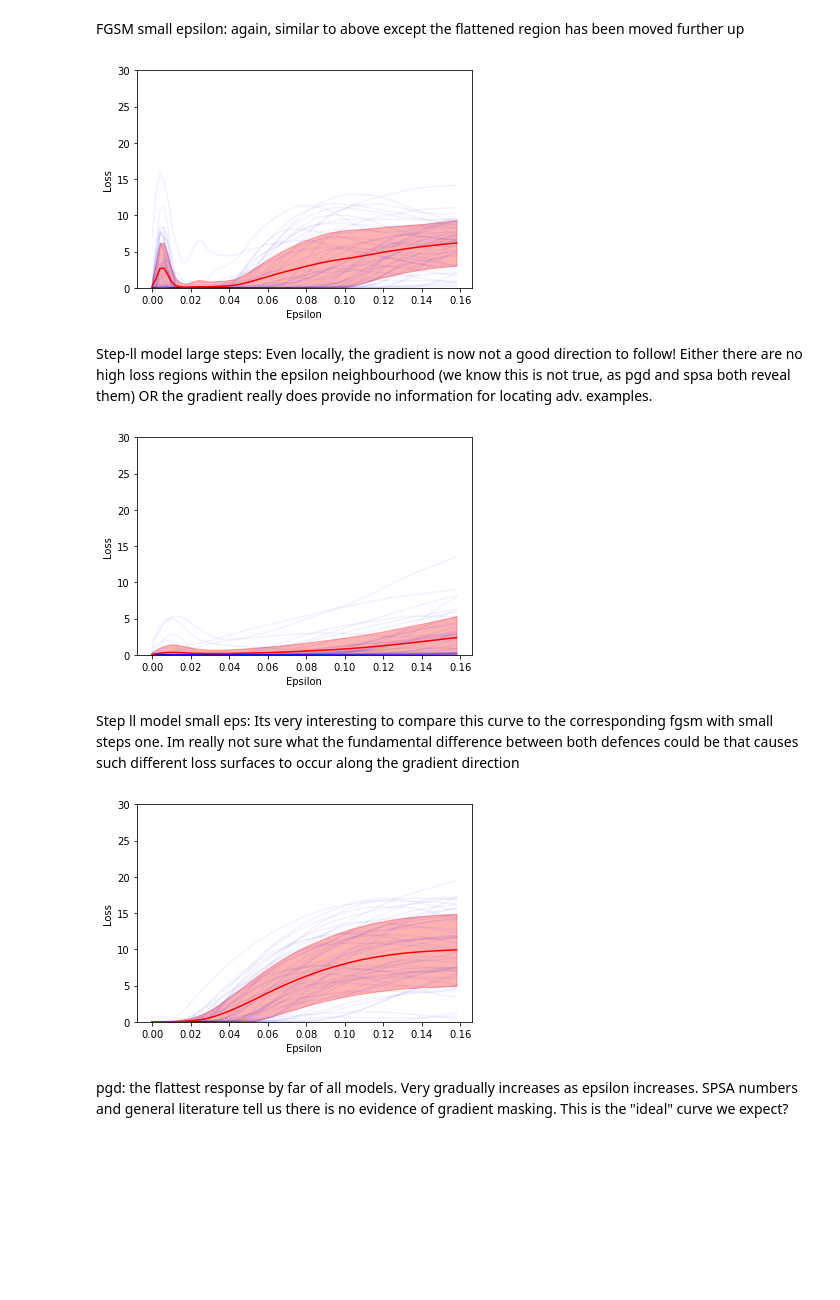
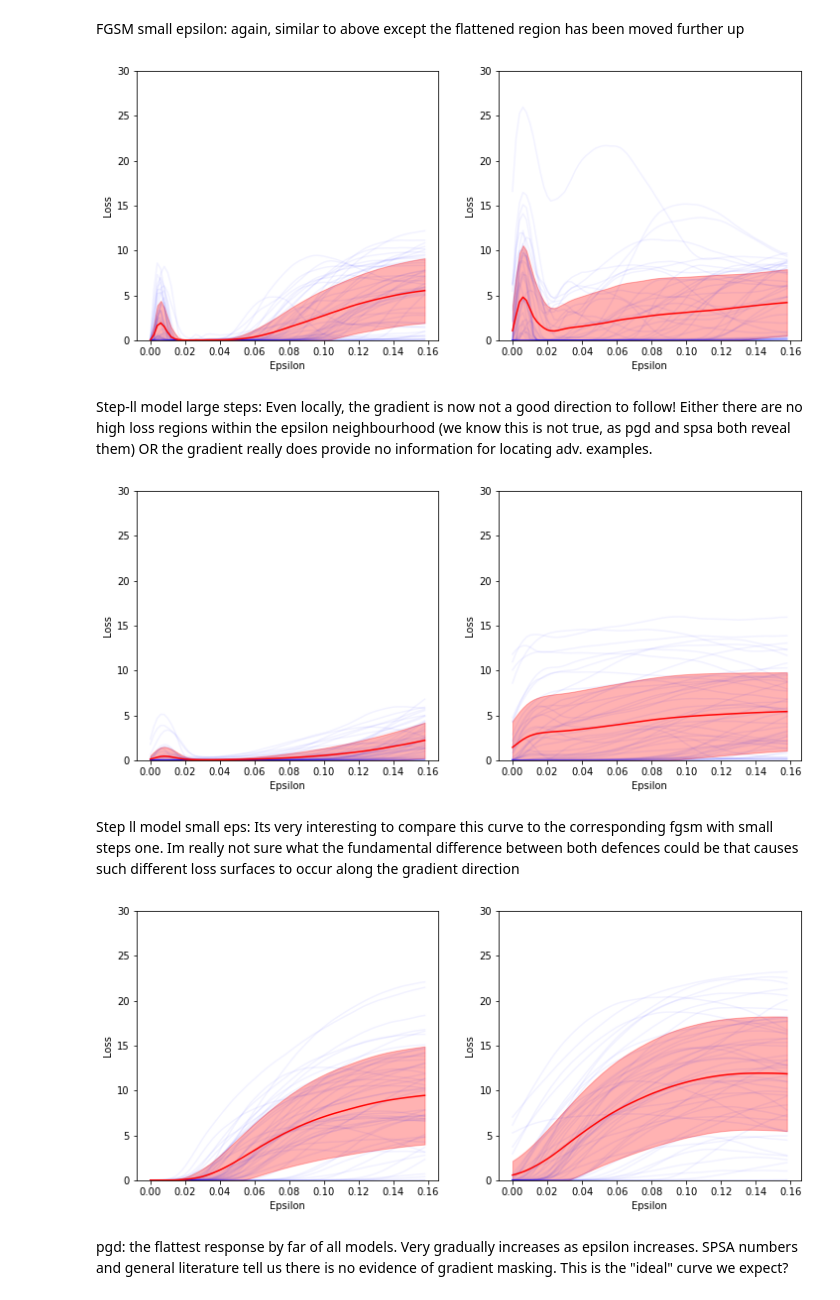
Before and after one commit to CarlosGomes98/false_sense_of_security, a Jupyter notebook: notebooks/Plot_Along_Grad.ipynb, the cells around one changed output. Drawn from its saved outputs; the diff is of its cells as text; code cells hidden in the pictures; blank space fills up the shorter version.

```diff
--- a/notebooks/Plot_Along_Grad.ipynb
+++ b/notebooks/Plot_Along_Grad.ipynb
@@ -96,21 +103,21 @@ plot_along_grad_n(fgsm_model, train_dataset, 16, 50, device=device)
 # %% [markdown]
 FGSM small epsilon: again, similar to above except the flattened region has been moved further up
 # %%
-plot_along_grad_n(fgsm_model_small, train_dataset, 16, 50, device=device)
+plot_along_grad_n(fgsm_model_small, [train_dataset, test_dataset], 16, 50, device=device)
 # %% [output]
-[figure, old version]
+[figure, new version]
 # %% [markdown]
 Step-ll model large steps: Even locally, the gradient is now not a good direction to follow! Either there are no high loss regions within the epsilon neighbourhood (we know this is not true, as pgd and spsa both reveal them) OR the gradient really does provide no information for locating adv. examples.
 # %%
-plot_along_grad_n(step_ll_model, train_dataset, 16, 50, device=device)
+plot_along_grad_n(step_ll_model, [train_dataset, test_dataset], 16, 50, device=device)
 # %% [output]
-[figure, old version]
+[figure, new version]
 # %% [markdown]
 Step ll model small eps: Its very interesting to compare this curve to the corresponding fgsm with small steps one. Im really not sure what the fundamental difference between both defences could be that causes such different loss surfaces to occur along the gradient direction
 # %%
-plot_along_grad_n(step_ll_model_small, train_dataset, 16, 50, device=device)
+plot_along_grad_n(step_ll_model_small, [train_dataset, test_dataset], 16, 50, device=device)
 # %% [output]
-[figure, old version]
+[figure, new version]
 # %% [markdown]
 pgd: the flattest response by far of all models. Very gradually increases as epsilon increases. SPSA numbers and general literature tell us there is no evidence of gradient masking. This is the "ideal" curve we expect?
 # %%
```
Also changed, not shown: parts of 8 cells of this notebook, 4 other files.
